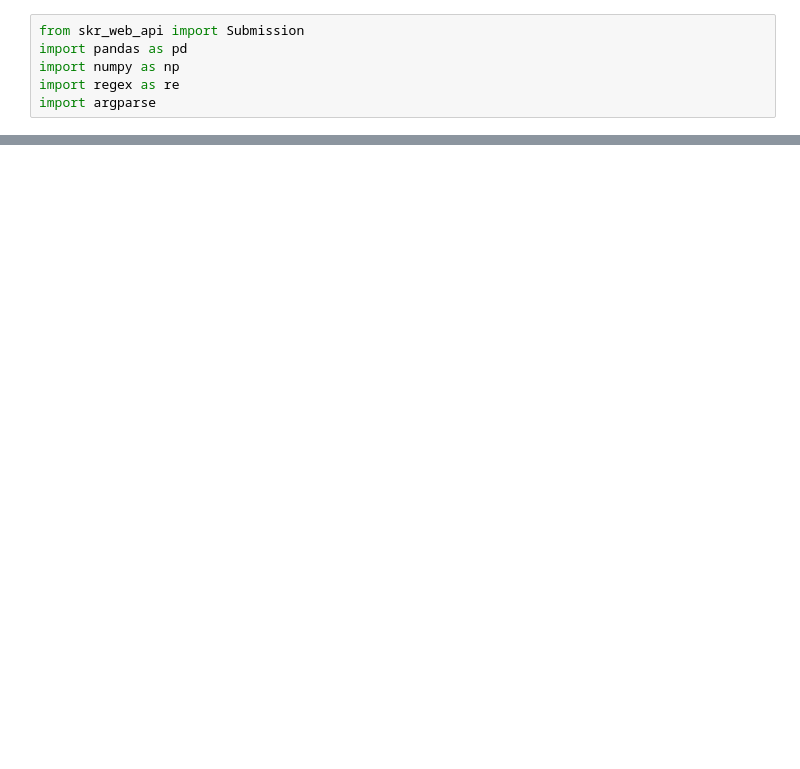
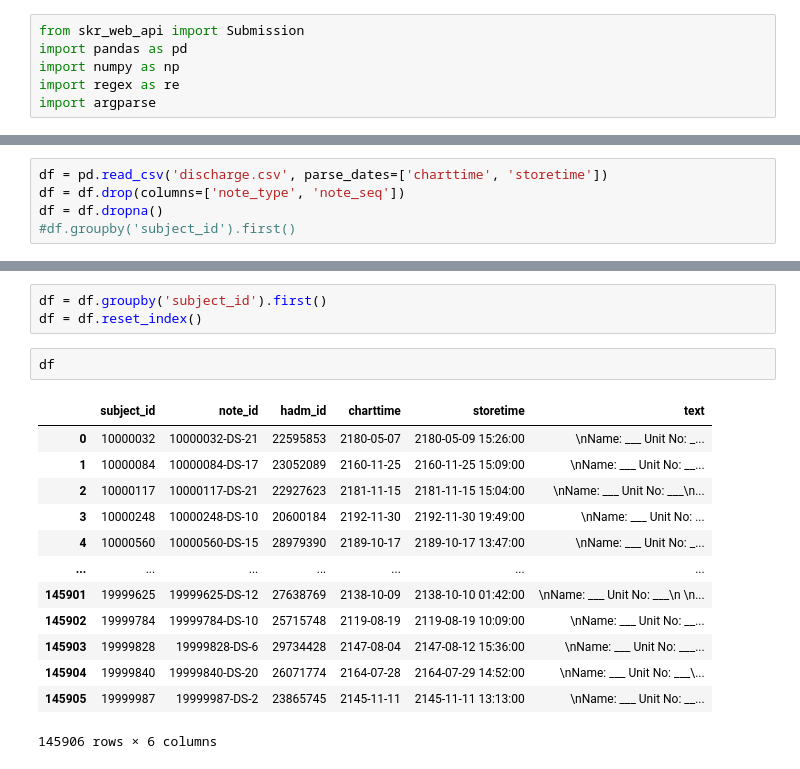
Before and after one commit to ddav118/BINF4003, a Jupyter notebook: project.ipynb, the cells around one changed output, grey strips where cells are left out. Saved outputs shown, nothing was run; the diff lists cells and outputs as text; blank space fills up the shorter version.

Commit message:
updated for groupby and correct regex

```diff
--- a/project.ipynb
+++ b/project.ipynb
@@ -31,0 +7,5 @@ match = re.search("Brief Hospital Course:(.*?)Discharge Medications:", df['text'
+# %%
+df = pd.read_csv('discharge.csv', parse_dates=['charttime', 'storetime'])
+df = df.drop(columns=['note_type', 'note_seq'])
+df = df.dropna()
+#df.groupby('subject_id').first()
@@ -31,0 +28,19 @@ match = re.search("Brief Hospital Course:(.*?)Discharge Medications:", df['text'
+# %%
+df = df.groupby('subject_id').first()
+df = df.reset_index()
+# %%
+df
+# %% [output]
+|  | subject_id | note_id | hadm_id | charttime | storetime | text |
+| 0 | 10000032 | 10000032-DS-21 | 22595853 | 2180-05-07 | 2180-05-09 15:26:00 | \nName: ___ Unit No: _... |
+| 1 | 10000084 | 10000084-DS-17 | 23052089 | 2160-11-25 | 2160-11-25 15:09:00 | \nName: ___ Unit No: __... |
+| 2 | 10000117 | 10000117-DS-21 | 22927623 | 2181-11-15 | 2181-11-15 15:04:00 | \nName: ___ Unit No: ___\n... |
+| 3 | 10000248 | 10000248-DS-10 | 20600184 | 2192-11-30 | 2192-11-30 19:49:00 | \nName: ___ Unit No: ... |
+| 4 | 10000560 | 10000560-DS-15 | 28979390 | 2189-10-17 | 2189-10-17 13:47:00 | \nName: ___ Unit No: _... |
+| ... | ... | ... | ... | ... | ... | ... |
+| 145901 | 19999625 | 19999625-DS-12 | 27638769 | 2138-10-09 | 2138-10-10 01:42:00 | \nName: ___ Unit No: ___\n \n... |
+| 145902 | 19999784 | 19999784-DS-10 | 25715748 | 2119-08-19 | 2119-08-19 10:09:00 | \nName: ___ Unit No: __... |
+| 145903 | 19999828 | 19999828-DS-6 | 29734428 | 2147-08-04 | 2147-08-12 15:36:00 | \nName: ___ Unit No: ___... |
+| 145904 | 19999840 | 19999840-DS-20 | 26071774 | 2164-07-28 | 2164-07-29 14:52:00 | \nName: ___ Unit No: ___\... |
+| 145905 | 19999987 | 19999987-DS-2 | 23865745 | 2145-11-11 | 2145-11-11 13:13:00 | \nName: ___ Unit No: __... |
+145906 rows × 6 columns
```
Also changed, not shown: parts of 11 cells of this notebook.
